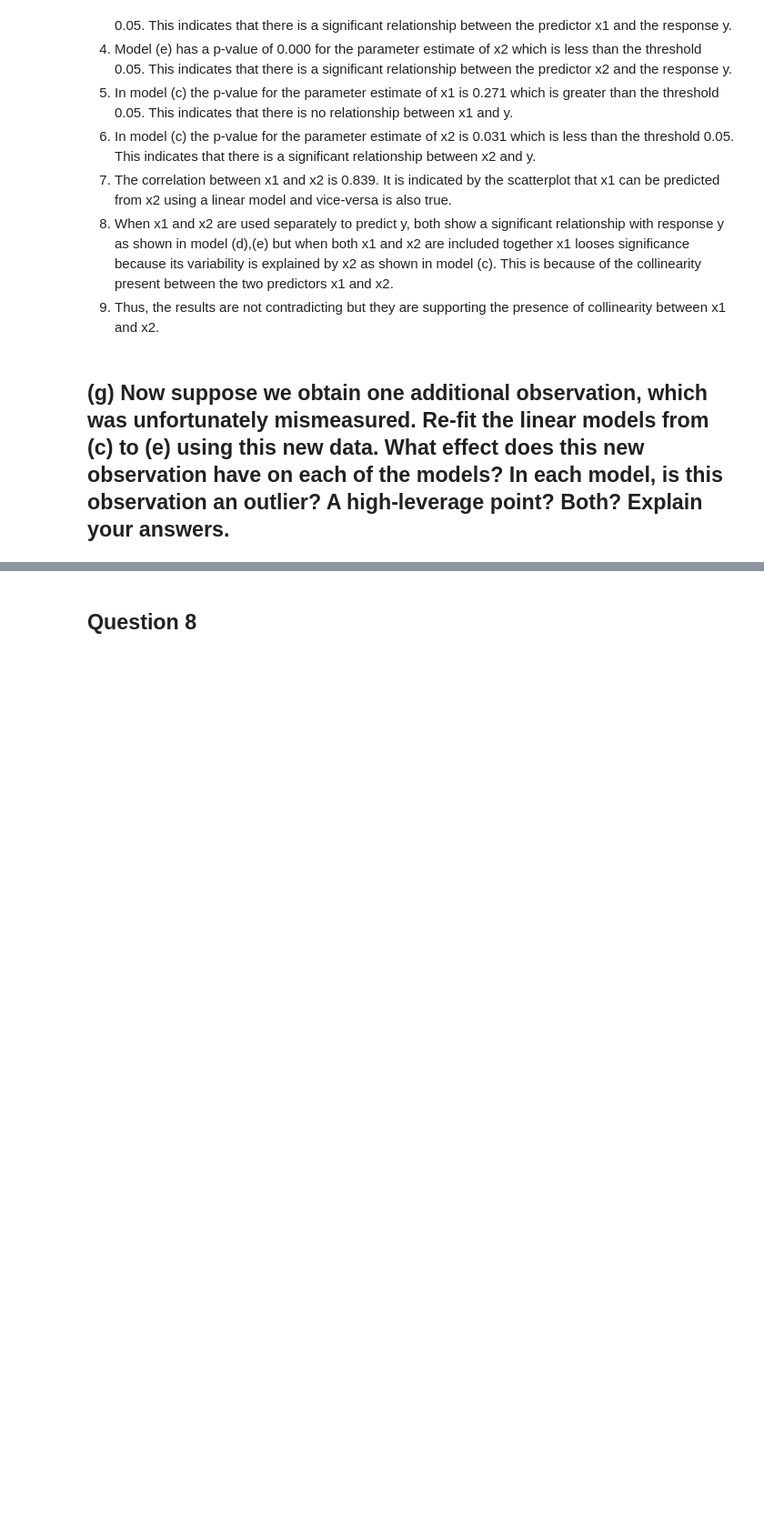
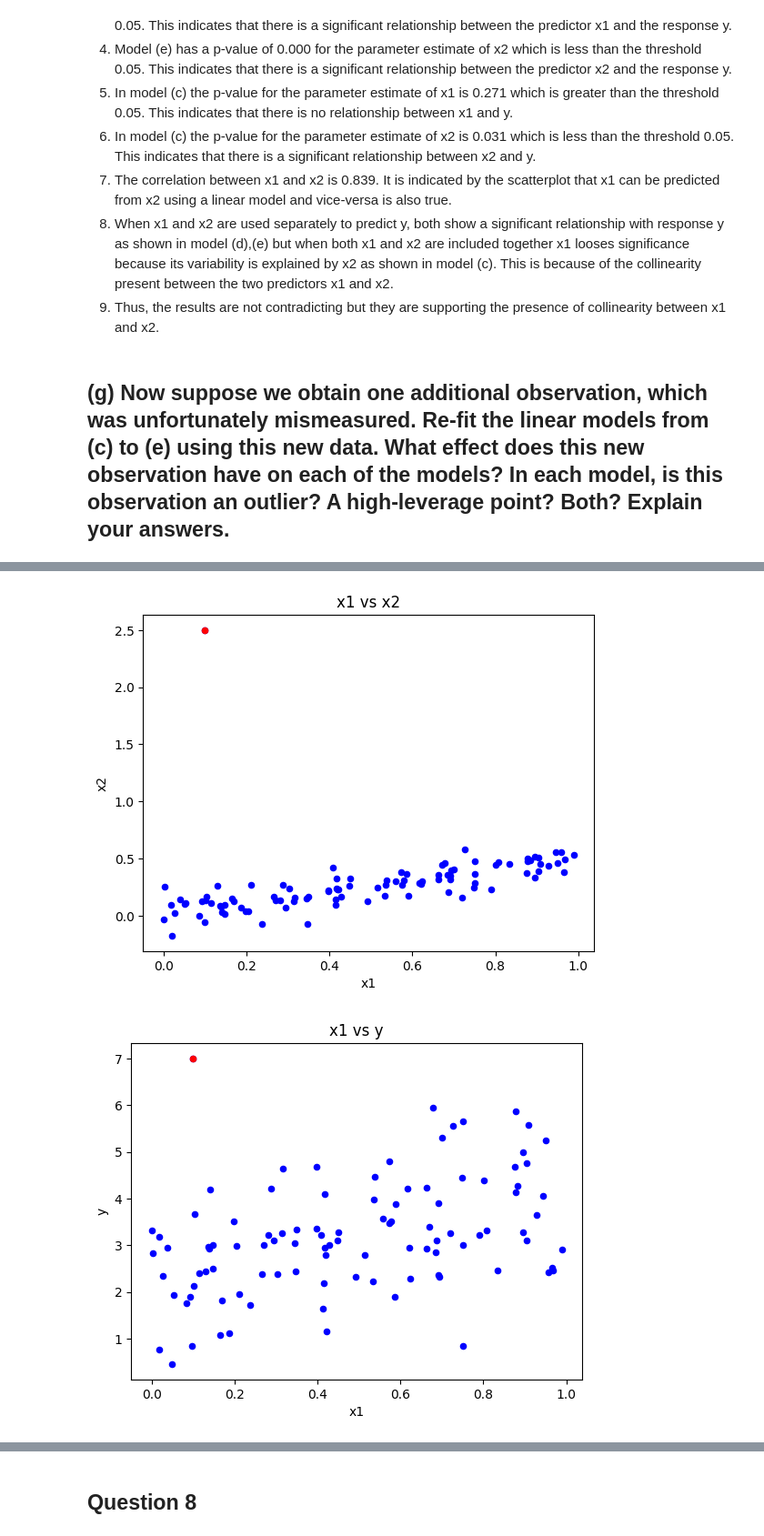
Before and after one commit to srikrish2812/intro_to_ml, a Jupyter notebook: week_1/IML_Assignment_1_learner_template.ipynb, the cells around one changed output, grey strips where cells are left out. Shown at 91% size. Saved outputs shown, nothing was run; the diff lists cells and outputs as text; code cells hidden in the pictures; blank space fills up the shorter version.

```diff
--- a/week_1/IML_Assignment_1_learner_template.ipynb
+++ b/week_1/IML_Assignment_1_learner_template.ipynb
@@ -1195,17 +1195,21 @@ Provide you comments / answer here
 np.random.seed(1)
 df = pd.DataFrame({'x1':x1,'x2':x2,'y':y})
 
-x1_new = 0.01
-x2_new = 0.08
-y_new = 0.6
+x1_new = 0.1
+x2_new = 2.5
+y_new = 7
 
 new_obs_df = pd.DataFrame({'x1': [x1_new], 'x2': [x2_new], 'y': [y_new]})
 
 updated_df = pd.concat([df,new_obs_df], ignore_index=True)
 
 combined_model = sm.OLS(updated_df['y'],sm.add_constant(updated_df[['x1','x2']])).fit()
-print("Model Summary for ")
-model_d = sm.OLS(updated_df['y'],sm.add_constant(updated_df[['x1'])).fit()
-model_e = sm.OLS(updated_df['y'],sm.add_constant(updated_df[['x2'])).fit()
+print("Model summary when both x1 and x2 are included\n\n", combined_model.summary(),'\n\n\n\n')
+
+model_d = sm.OLS(updated_df['y'],sm.add_constant(updated_df['x1'])).fit()
+print("Model summary when only x1 is used\n\n", model_d.summary(),'\n\n\n\n')
+
+model_e = sm.OLS(updated_df['y'],sm.add_constant(updated_df['x2'])).fit()
+print("Model summary when only x2 is used\n\n", model_e.summary(),'\n\n\n\n')
 # END SOLUTION
 # %% [output]
@@ -1226,0 +1248,23 @@ Provide you comments / answer here
+# %%
+# outlier analysis
+new_observation = updated_df.iloc[-1:]
+x1_x2 = updated_df.plot(kind='scatter',x='x1',y='x2',color='blue')
+new_observation.plot(ax=x1_x2,kind='scatter',x='x1',y='x2',color='red')
+plt.title('x1 vs x2')
+plt.show()
+
+x1_y = updated_df.plot(kind='scatter',x='x1',y='y',color='blue')
+new_observation.plot(ax=x1_y,kind='scatter',x='x1',y='y',color='red')
+plt.title('x1 vs y')
+plt.show()
+
+x2_y = updated_df.plot(kind='scatter',x='x2',y='y',color='blue')
+new_observation.plot(ax=x2_y,kind='scatter',x='x2',y='y',color='red')
+plt.title('x2 vs y')
+plt.show()
+
+plot_leverage_resid2(combined_model)
+plt.show()
+# %% [output]
+[figure, added]
+[figure, added]
```
Also changed, not shown: parts of 6 cells of this notebook.
